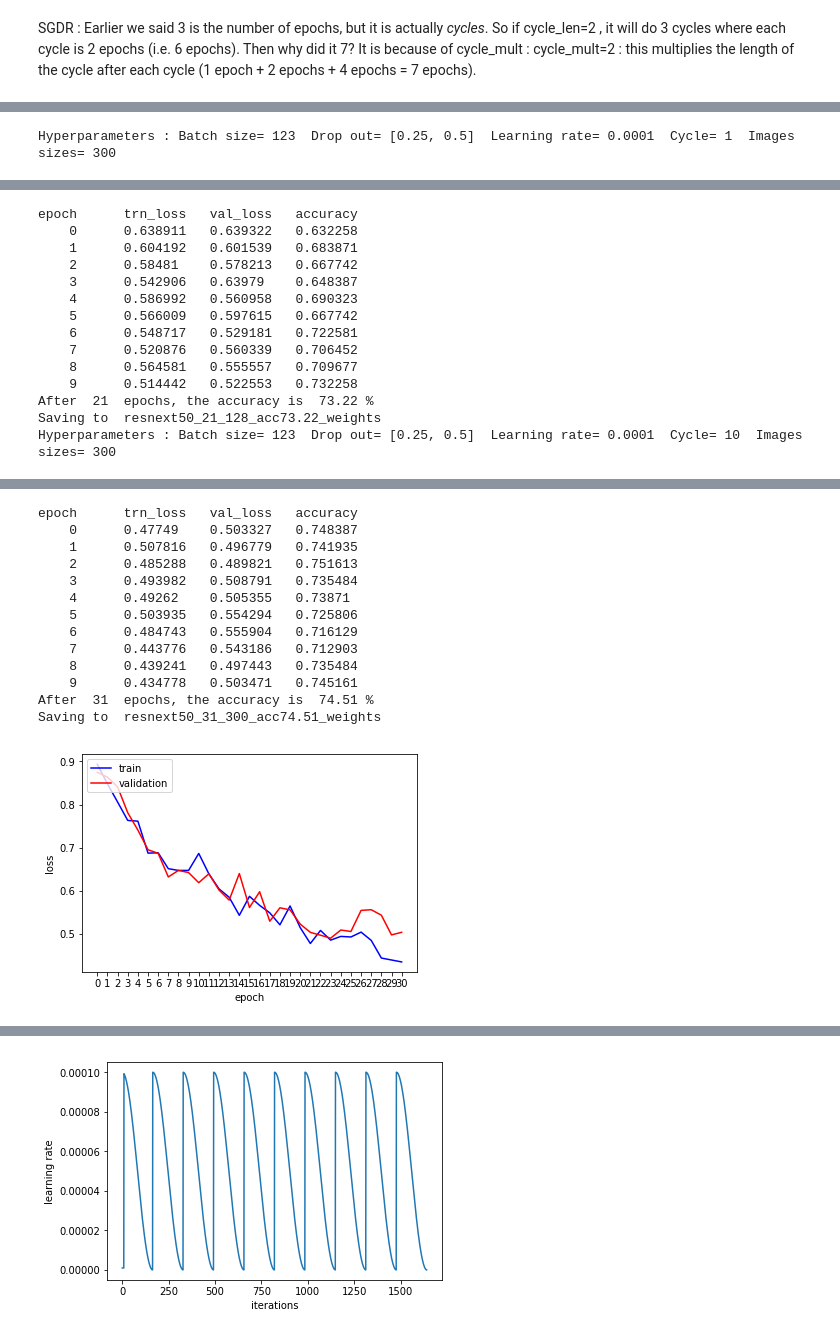
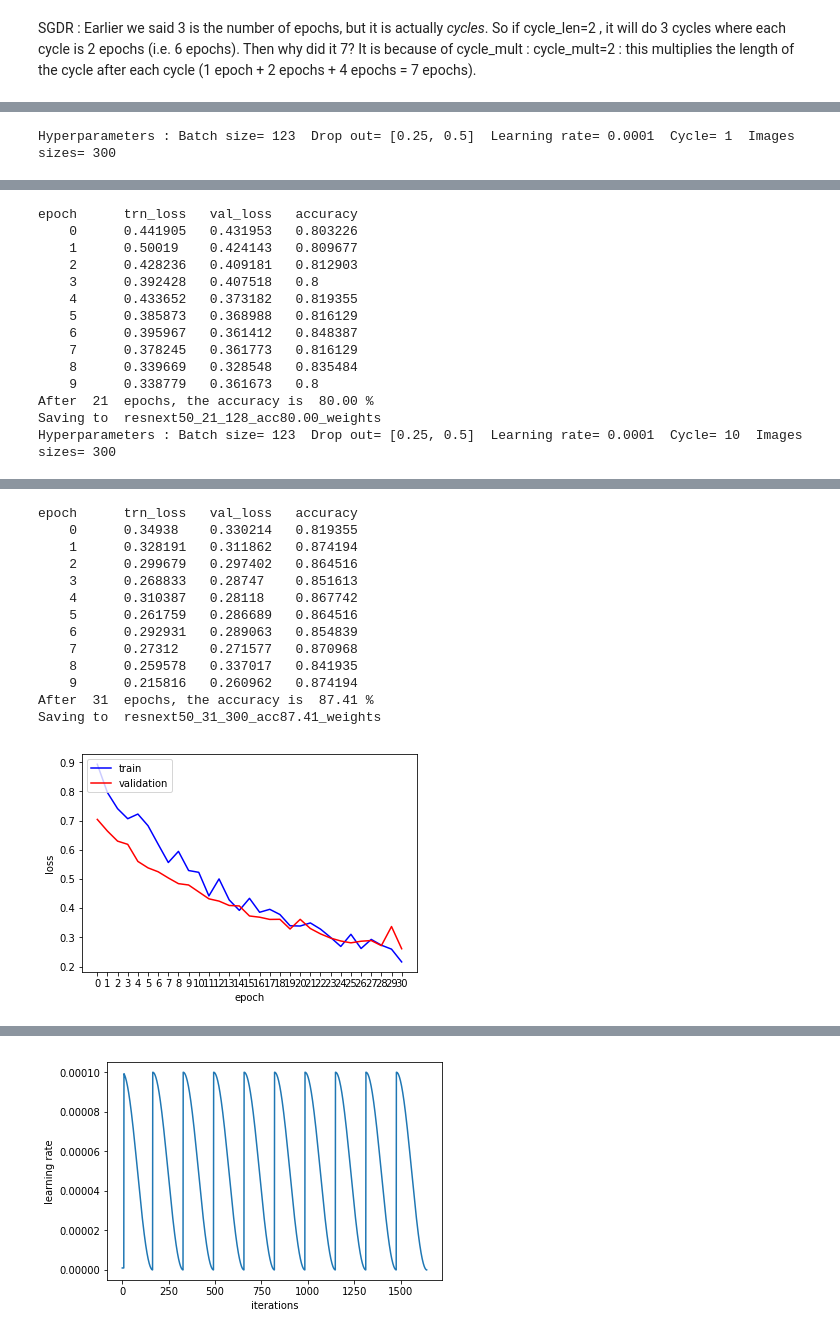
Before and after one commit to benoit-cty/deep_learning_tests, a Jupyter notebook: 01-Binary_Classification_747_vs_A380.ipynb, the cells around one changed output, grey strips where cells are left out. Cells and saved outputs as stored; diff of their text form; code cells hidden in the pictures.

```diff
--- a/01-Binary_Classification_747_vs_A380.ipynb
+++ b/01-Binary_Classification_747_vs_A380.ipynb
@@ -343,14 +359,14 @@ array([[137,  18],
 ## Multiple size
 # %%
 !rm -r {PATH}/tmp
-# F2 :  0.67 for learning_rate = 1e-4, dropout = [0.25,0.5], image_size = 128, batch_size = 150
-# F2 :  0.62 pour dropout =[0.25,0.5] et learning_rate = 1e-3
-# F2 :  0.79 pour dropout = 0.5 et learning_rate = 1e-3
-# F2 :  0.85 for learning_rate = 1e-2, dropout = 0.5, image_size = 128, batch_size = 150
-# F2 :  0.86 for learning_rate = 1e-2, dropout = 0.5, image_size = 128, batch_size = 150
+    # F2 :  0.67 for learning_rate = 1e-4, dropout = [0.25,0.5], image_size = 128, batch_size = 150
+    # F2 :  0.62 pour dropout =[0.25,0.5] et learning_rate = 1e-3
+    # F2 :  0.79 pour dropout = 0.5 et learning_rate = 1e-3
+    # F2 :  0.85 for learning_rate = 1e-2, dropout = 0.5, image_size = 128, batch_size = 150
+    # F2 :  0.86 for learning_rate = 1e-2, dropout = 0.5, image_size = 128, batch_size = 150
+#F2 :  0.83 for learning_rate = 1e-2, dropout = 0.5, image_size = 128, batch_size = 150
 
-
-learning_rate = 1e-2
+learning_rate = 1e-4
 dropout = 0.5
 image_size = 128
 batch_size = 150
@@ -458,15 +474,15 @@ learn.sched.plot_loss()
 # %%
 !rm -r {PATH}/tmp
-# F2 :  0.80 pour [0.25,0.5] et 1e-4
-# F2 :  0.76 pour dropout = 0.5 et learning_rate = 1e-4
-# F2 :  0.76  for learning_rate = 1e-3, dropout = [0.25,0.5], lr=np.array([learning_rate/100,learning_rate/10,learning_rate]
-# F2 :  0.49 for learning_rate = 1e-3, lr=np.array([learning_rate/10,learning_rate/5,learning_rate]), dropout = [0.25,0.5]
-# F2 :  0.74 for learning_rate = 1e-4, lr=np.array([learning_rate/10,learning_rate/5,learning_rate]), dropout = [0.25,0.5]
-# F2 :  0.53 for learning_rate = 1e-4, lr=np.array([learning_rate/5,learning_rate/3,learning_rate]), dropout = [0.25,0.5]
-
+    # F2 :  0.80 pour [0.25,0.5] et 1e-4
+    # F2 :  0.76 pour dropout = 0.5 et learning_rate = 1e-4
+    # F2 :  0.76  for learning_rate = 1e-3, dropout = [0.25,0.5], lr=np.array([learning_rate/100,learning_rate/10,learning_rate]
+    # F2 :  0.49 for learning_rate = 1e-3, lr=np.array([learning_rate/10,learning_rate/5,learning_rate]), dropout = [0.25,0.5]
+    # F2 :  0.74 for learning_rate = 1e-4, lr=np.array([learning_rate/10,learning_rate/5,learning_rate]), dropout = [0.25,0.5]
+    # F2 :  0.53 for learning_rate = 1e-4, lr=np.array([learning_rate/5,learning_rate/3,learning_rate]), dropout = [0.25,0.5]
+# F2 :  0.81 for learning_rate = 1e-4, lr=np.array([learning_rate/100,learning_rate/10,learning_rate]), dropout = [0.25,0.5]
 
 learning_rate = 1e-4
-lr=np.array([learning_rate/100,learning_rate/10,learning_rate])
+lr=np.array([learning_rate/5,learning_rate/3,learning_rate])
 dropout = [0.25,0.5]
 
 
@@ -532,34 +548,34 @@ Saving to  resnext50_11_64_acc64.83_weights
 Hyperparameters : Batch size= 150  Drop out= [0.25, 0.5]  Learning rate= 0.0001  Cycle= 10  Images sizes= 128
 [interactive output not drawn]
 epoch      trn_loss   val_loss   accuracy
-    0      0.638911   0.639322   0.632258
-    1      0.604192   0.601539   0.683871
-    2      0.58481    0.578213   0.667742
-    3      0.542906   0.63979    0.648387
-    4      0.586992   0.560958   0.690323
-    5      0.566009   0.597615   0.667742
-    6      0.548717   0.529181   0.722581
-    7      0.520876   0.560339   0.706452
-    8      0.564581   0.555557   0.709677
-    9      0.514442   0.522553   0.732258
-After  21  epochs, the accuracy is  73.22 %
-Saving to  resnext50_21_128_acc73.22_weights
+    0      0.441905   0.431953   0.803226
+    1      0.50019    0.424143   0.809677
+    2      0.428236   0.409181   0.812903
+    3      0.392428   0.407518   0.8
+    4      0.433652   0.373182   0.819355
+    5      0.385873   0.368988   0.816129
+    6      0.395967   0.361412   0.848387
+    7      0.378245   0.361773   0.816129
+    8      0.339669   0.328548   0.835484
+    9      0.338779   0.361673   0.8
+After  21  epochs, the accuracy is  80.00 %
+Saving to  resnext50_21_128_acc80.00_weights
 Hyperparameters : Batch size= 123  Drop out= [0.25, 0.5]  Learning rate= 0.0001  Cycle= 10  Images sizes= 300
 [interactive output not drawn]
 epoch      trn_loss   val_loss   accuracy
-    0      0.47749    0.503327   0.748387
-    1      0.507816   0.496779   0.741935
-    2      0.485288   0.489821   0.751613
-    3      0.493982   0.508791   0.735484
-    4      0.49262    0.505355   0.73871
-    5      0.503935   0.554294   0.725806
-    6      0.484743   0.555904   0.716129
-    7      0.443776   0.543186   0.712903
-    8      0.439241   0.497443   0.735484
-    9      0.434778   0.503471   0.745161
-After  31  epochs, the accuracy is  74.51 %
-Saving to  resnext50_31_300_acc74.51_weights
+    0      0.34938    0.330214   0.819355
+    1      0.328191   0.311862   0.874194
+    2      0.299679   0.297402   0.864516
+    3      0.268833   0.28747    0.851613
+    4      0.310387   0.28118    0.867742
+    5      0.261759   0.286689   0.864516
+    6      0.292931   0.289063   0.854839
+    7      0.27312    0.271577   0.870968
+    8      0.259578   0.337017   0.841935
+    9      0.215816   0.260962   0.874194
+After  31  epochs, the accuracy is  87.41 %
+Saving to  resnext50_31_300_acc87.41_weights
-[figure, old version]
+[figure, new version]
 # %%
 plot_the_confusion_matrix()
 # %% [output]
```
Also changed, not shown: parts of 31 cells of this notebook.
